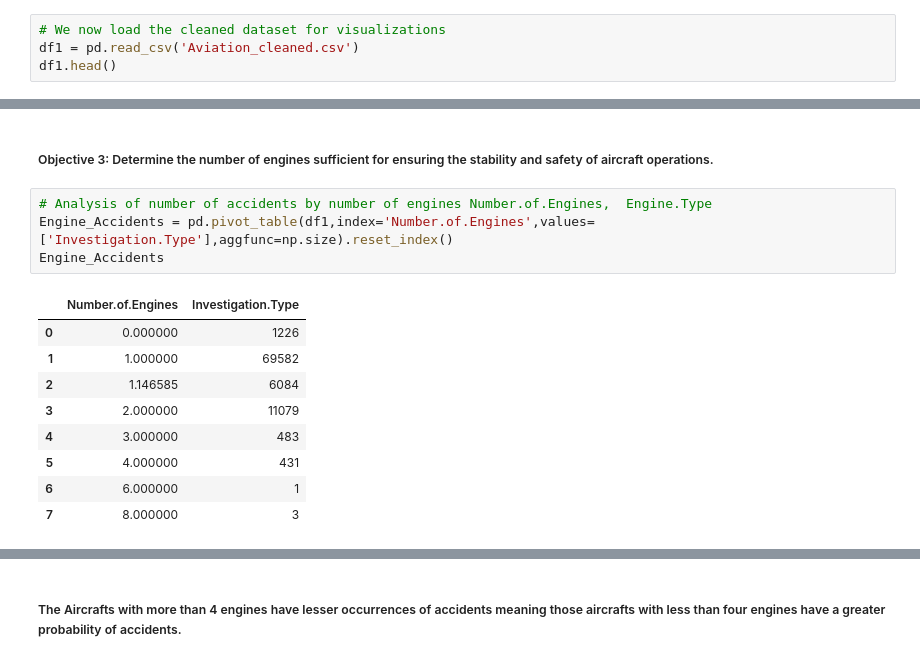
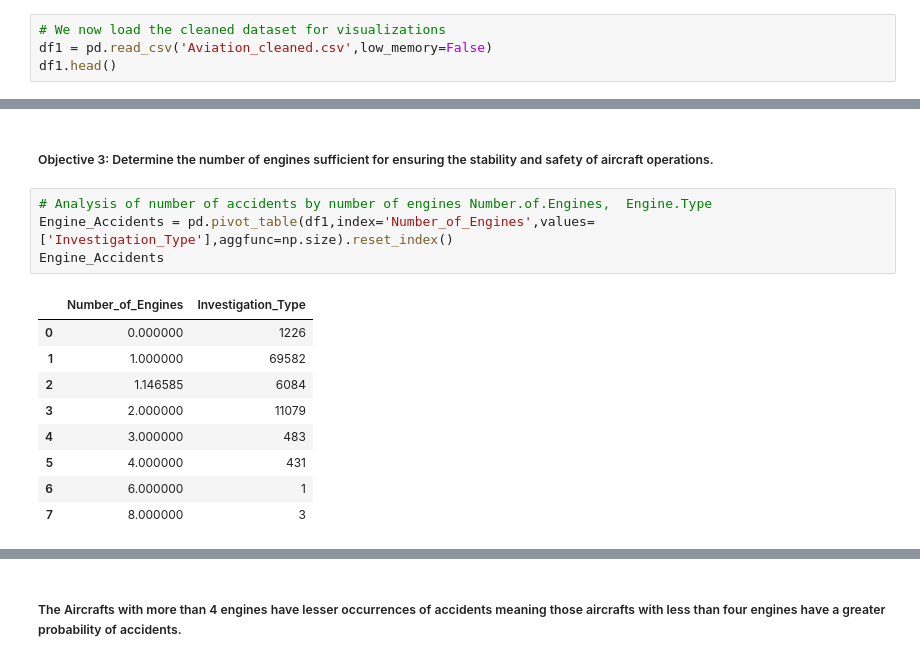
Before and after one commit to Lyster-01/phase1-project, a Jupyter notebook: Student.ipynb, the cells around one changed output, grey strips where cells are left out. Cells and saved outputs as stored; diff of their text form.

```diff
--- a/Student.ipynb
+++ b/Student.ipynb
@@ -289,6 +320,6 @@ df_clean.to_csv('Aviation_cleaned.csv',index = False)
 #####  In this section we are using visualizations to address the objectives we listed earlier.
 # %%
 # We now load the cleaned dataset for visualizations
-df1 = pd.read_csv('Aviation_cleaned.csv')
+df1 = pd.read_csv('Aviation_cleaned.csv',low_memory=False)
 df1.head()
 # %% [output]
@@ -429,10 +460,10 @@ plt.show()
 ##### Objective 3: Determine the number of engines sufficient for ensuring the stability and safety of aircraft operations.
 # %%
 # Analysis of number of accidents by number of engines Number.of.Engines,  Engine.Type
-Engine_Accidents = pd.pivot_table(df1,index='Number.of.Engines',values=['Investigation.Type'],aggfunc=np.size).reset_index()
+Engine_Accidents = pd.pivot_table(df1,index='Number_of_Engines',values=['Investigation_Type'],aggfunc=np.size).reset_index()
 Engine_Accidents
 # %% [output]
-|  | Number.of.Engines | Investigation.Type |
+|  | Number_of_Engines | Investigation_Type |
 | 0 | 0.000000 | 1226 |
 | 1 | 1.000000 | 69582 |
 | 2 | 1.146585 | 6084 |
```
Also changed, not shown: parts of 25 cells of this notebook, 1 other file.
